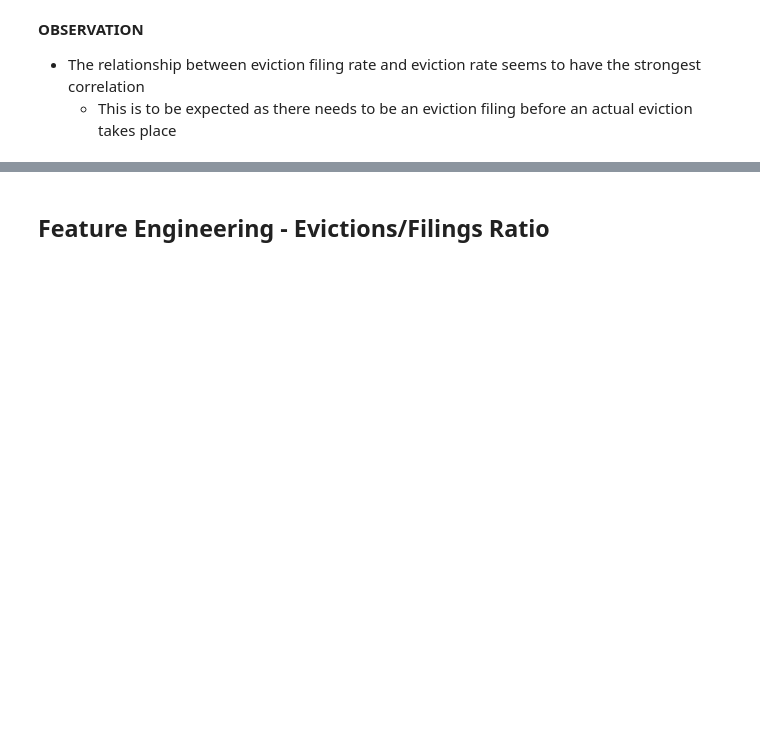
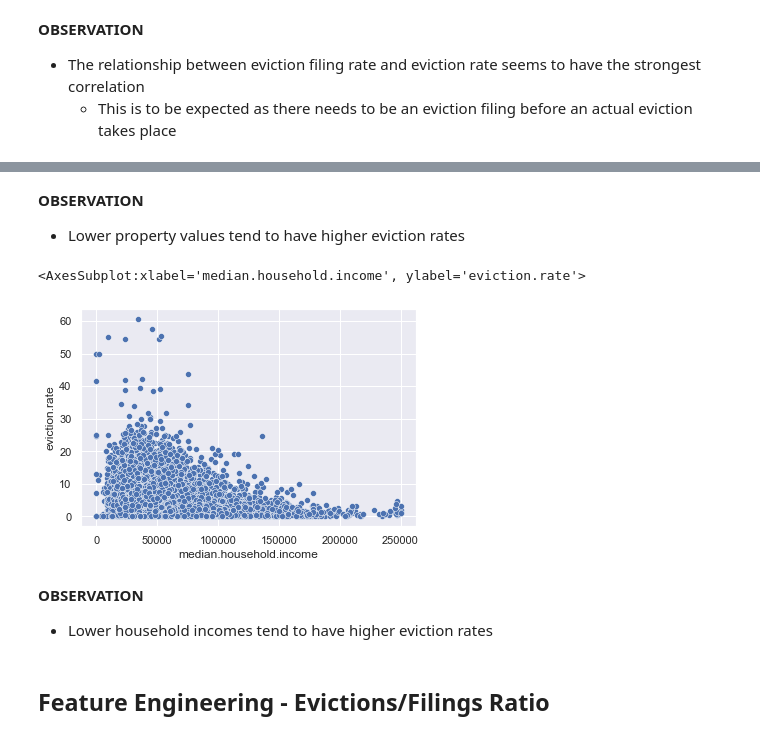
Before and after one commit to HughJackmannix/Predicting-Eviction-Rates, a Jupyter notebook: Mean Modeling.ipynb, the cells around one changed output, grey strips where cells are left out. Saved outputs shown, nothing was run; the diff lists cells and outputs as text; code cells hidden in the pictures; blank space fills up the shorter version.

```diff
--- a/Mean Modeling.ipynb
+++ b/Mean Modeling.ipynb
@@ -161,3 +188,14 @@ sns.scatterplot('eviction.rate', 'eviction.filing.rate', data=tracts_df)
+# %% [markdown]
+**OBSERVATION**
+- Lower property values tend to have higher eviction rates
+# %%
+sns.scatterplot('median.household.income', 'eviction.rate', data=tracts_df)
+# %% [output]
+<AxesSubplot:xlabel='median.household.income', ylabel='eviction.rate'>
+[figure, added]
+# %% [markdown]
+**OBSERVATION**
+- Lower household incomes tend to have higher eviction rates
 # %% [markdown]
 ## Feature Engineering - Evictions/Filings Ratio
 # %% [markdown]
```
Also changed, not shown: parts of 107 cells of this notebook, 3 other files.
